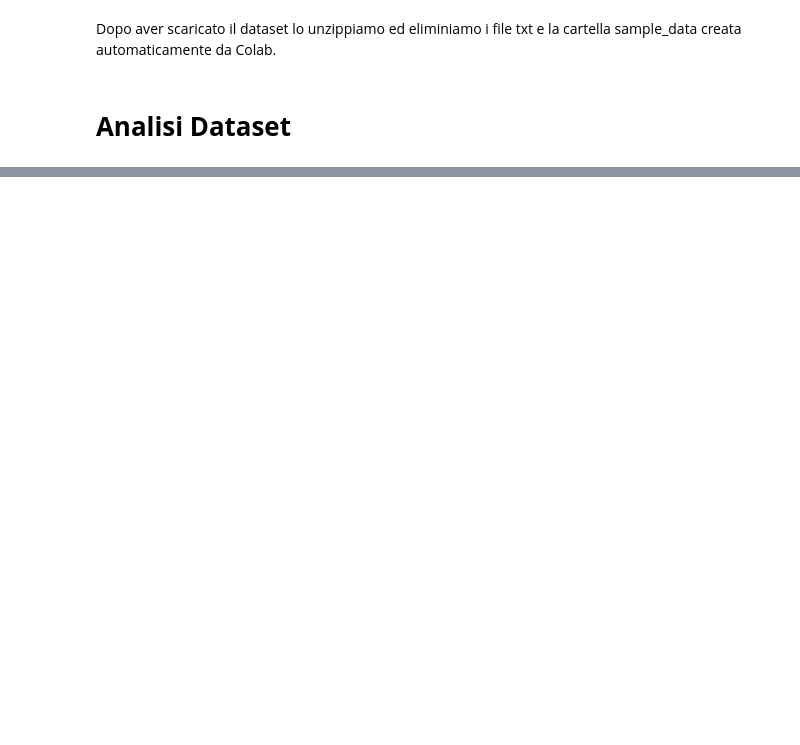
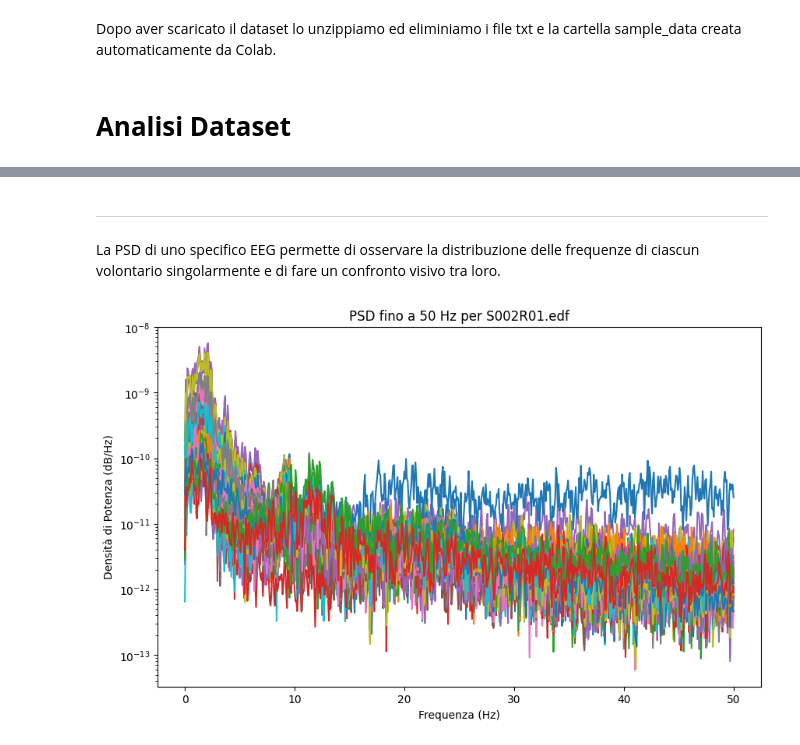
Before and after one commit to Cipe96/EEG-Recognition, a Jupyter notebook: Analisi_Dataset.ipynb, the cells around one changed output, grey strips where cells are left out. Cells and saved outputs as stored; diff of their text form; code cells hidden in the pictures; blank space fills up the shorter version.

```diff
--- a/Analisi_Dataset.ipynb
+++ b/Analisi_Dataset.ipynb
@@ -294,0 +271,23 @@ Accuratezza sul test: 0.4220
+# %% [markdown]
+- - - - - - - - - - - - - - - - - - - - - - - - - - - - - - -
+# %% [markdown]
+La PSD di uno specifico EEG permette di osservare la distribuzione delle frequenze di ciascun volontario singolarmente e di fare un confronto visivo tra loro.
+# %%
+#@title PSD per canale per singolo volontario
+
+# Calcola la PSD usando il metodo `compute_psd`
+psd_data = raw_data.compute_psd(fmax=50, verbose=False)
+
+# Ottieni i dati della PSD e le frequenze
+psd, freqs = psd_data.get_data(return_freqs=True)
+
+# Visualizza la PSD per ogni canale
+plt.figure(figsize=(10, 6))
+plt.plot(freqs, psd.T)  # Trasponiamo `psd` per avere ogni canale su una linea separata
+plt.xlabel('Frequenza (Hz)')
+plt.ylabel('Densità di Potenza (dB/Hz)')
+plt.title(f'PSD fino a 50 Hz per {file}')
+plt.yscale('log')  # Imposta la scala logaritmica se necessario
+plt.show()
+# %% [output]
+[figure, added]
```
Also changed, not shown: parts of 61 cells of this notebook.
